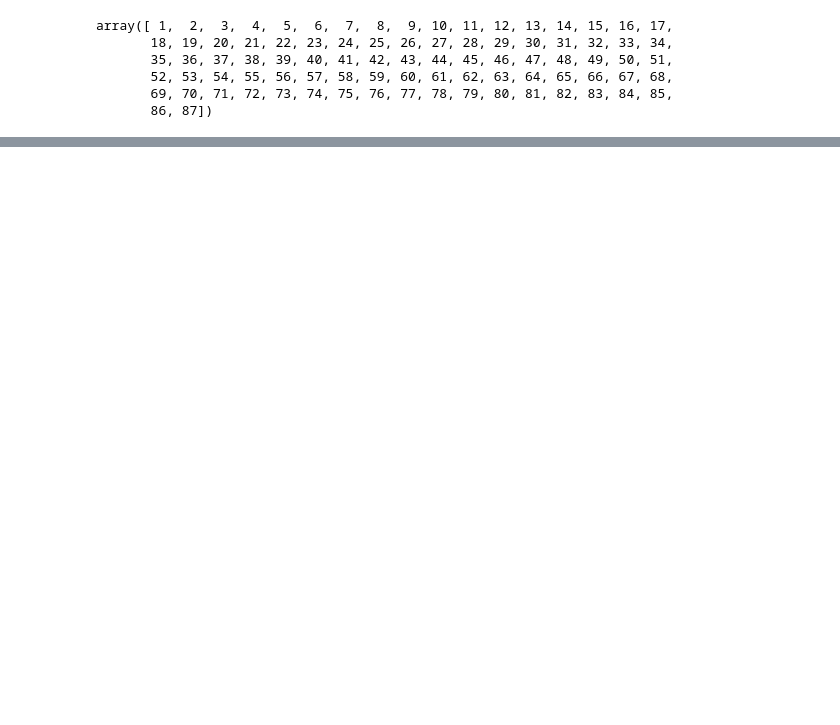
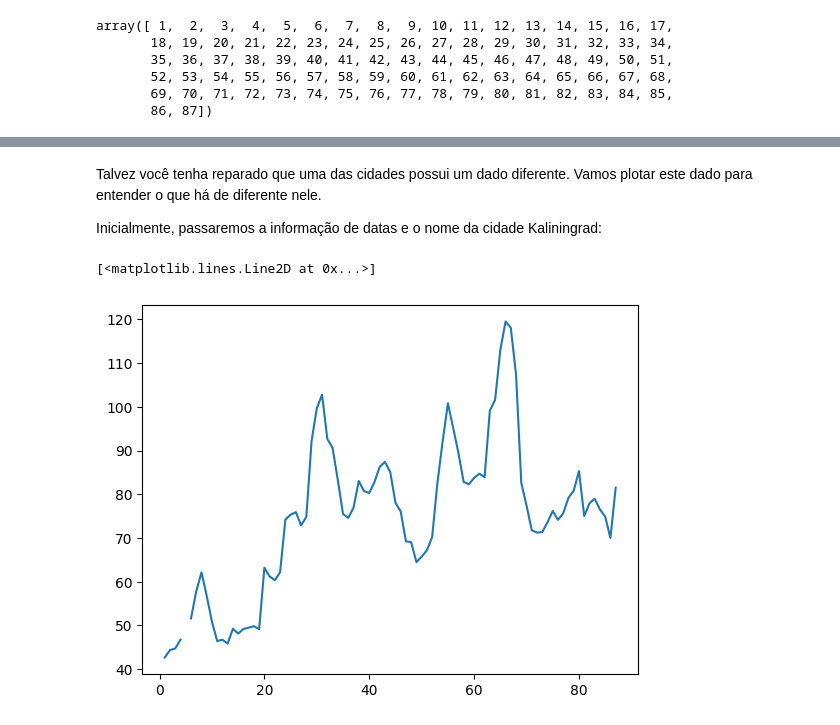
Before and after one commit to Camillabgarcia/Python-para-Data-Science, a Jupyter notebook: Numpy_curso.ipynb, the cells around one changed output, grey strips where cells are left out. Saved outputs shown, nothing was run; the diff lists cells and outputs as text; code cells hidden in the pictures; blank space fills up the shorter version.

```diff
--- a/Numpy_curso.ipynb
+++ b/Numpy_curso.ipynb
@@ -33,0 +162,9 @@ array([ 1,  2,  3,  4,  5,  6,  7,  8,  9, 10, 11, 12, 13, 14, 15, 16, 17,
+# %% [markdown]
+Talvez você tenha reparado que uma das cidades possui um dado diferente. Vamos plotar este dado para entender o que há de diferente nele.
+
+Inicialmente, passaremos a informação de datas e o nome da cidade Kaliningrad:
+# %%
+plt.plot(datas, Kaliningrad)
+# %% [output]
+[<matplotlib.lines.Line2D at 0x...>]
+[figure, added]
```
Also changed, not shown: parts of 96 cells of this notebook.
